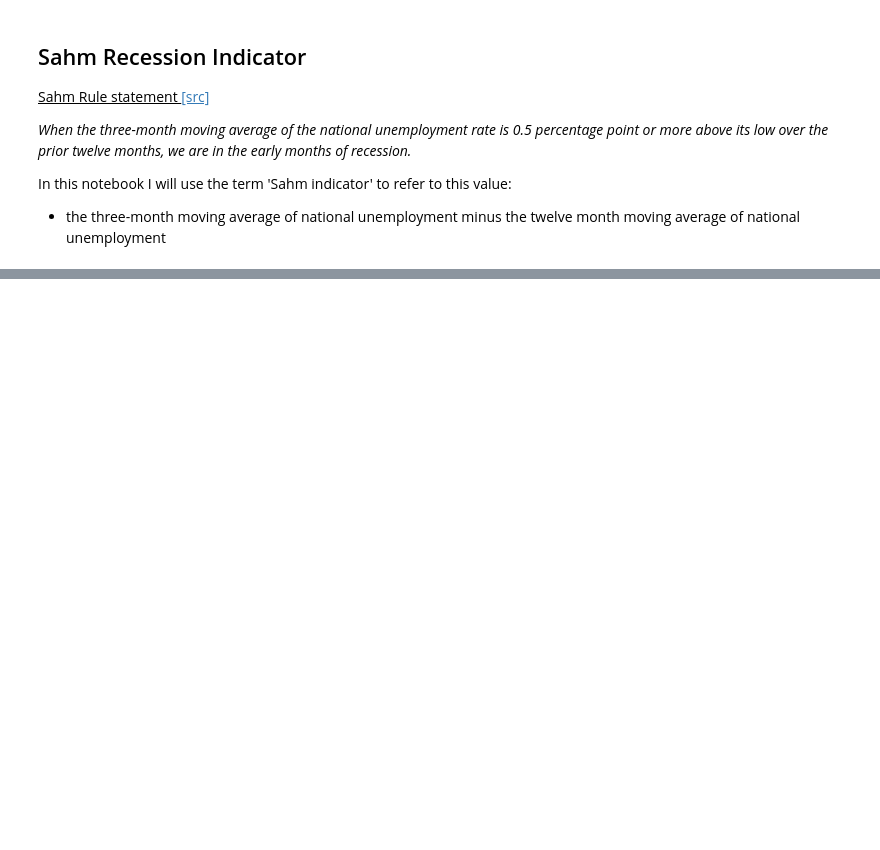
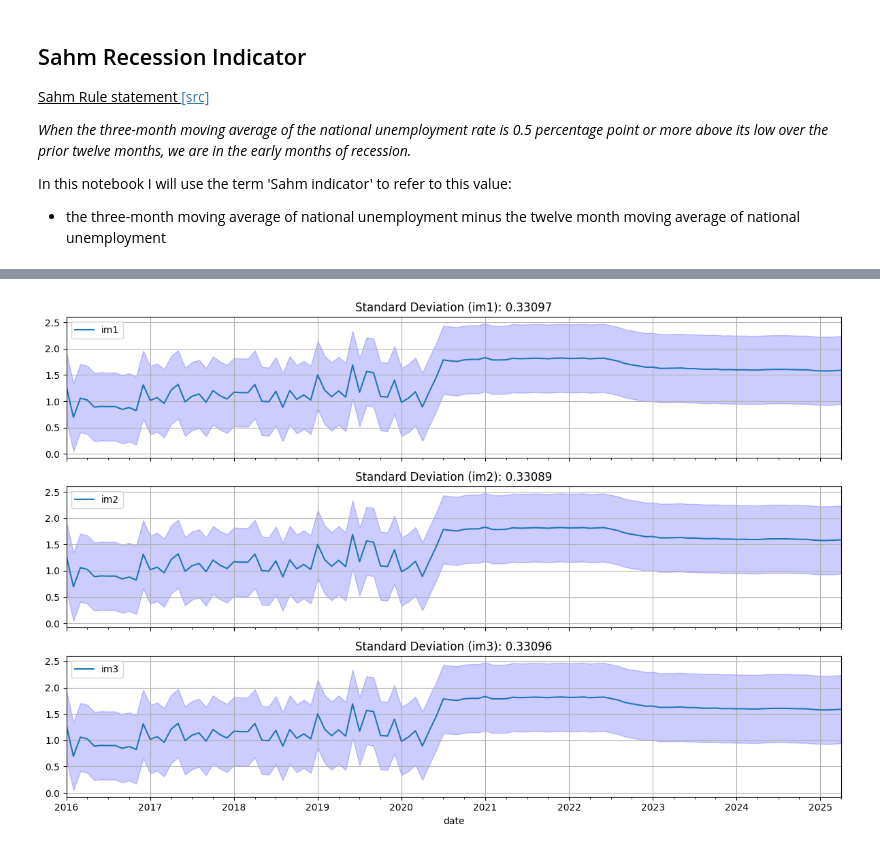
Before and after one commit to AbdulHafiiz/malaysia-economy-tracker, a Jupyter notebook: visualisations/economy.ipynb, the cells around one changed output, grey strips where cells are left out. Saved outputs shown, nothing was run; the diff lists cells and outputs as text; code cells hidden in the pictures; blank space fills up the shorter version.

```diff
--- a/visualisations/economy.ipynb
+++ b/visualisations/economy.ipynb
@@ -40,0 +271,36 @@ plt.grid(True);
+# %%
+fig, ax = plt.subplots(3, 1, figsize=(12, 8), sharex=True, sharey=True)
+date_x = stat_plot_data_df['date'].values
+
+stat_plot_data_df.plot(x='date', y='im1', ax=ax[0], grid=True)
+ax[0].fill_between(
+    date_x,
+    stat_plot_data_df['im1'] + 1.96 * stat_plot_stat_df.loc['std', 'im1'],
+    stat_plot_data_df['im1'] - 1.96 * stat_plot_stat_df.loc['std', 'im1'],
+    color='blue',
+    alpha=0.2,
+)
+ax[0].set_title(f"Standard Deviation (im1): {stat_plot_stat_df.loc['std', 'im1']:.5f}")
+
+stat_plot_data_df.plot(x='date', y='im2', ax=ax[1], grid=True)
+ax[1].fill_between(
+    date_x,
+    stat_plot_data_df['im2'] + 1.96 * stat_plot_stat_df.loc['std', 'im2'],
+    stat_plot_data_df['im2'] - 1.96 * stat_plot_stat_df.loc['std', 'im2'],
+    color='blue',
+    alpha=0.2,
+)
+ax[1].set_title(f"Standard Deviation (im2): {stat_plot_stat_df.loc['std', 'im2']:.5f}")
+
+stat_plot_data_df.plot(x='date', y='im3', ax=ax[2], grid=True)
+ax[2].fill_between(
+    date_x,
+    stat_plot_data_df['im3'] + 1.96 * stat_plot_stat_df.loc['std', 'im3'],
+    stat_plot_data_df['im3'] - 1.96 * stat_plot_stat_df.loc['std', 'im3'],
+    color='blue',
+    alpha=0.2,
+)
+ax[2].set_title(f"Standard Deviation (im3): {stat_plot_stat_df.loc['std', 'im3']:.5f}")
+plt.tight_layout()
+# %% [output]
+[figure, added]
```
Also changed, not shown: parts of 29 cells of this notebook.
